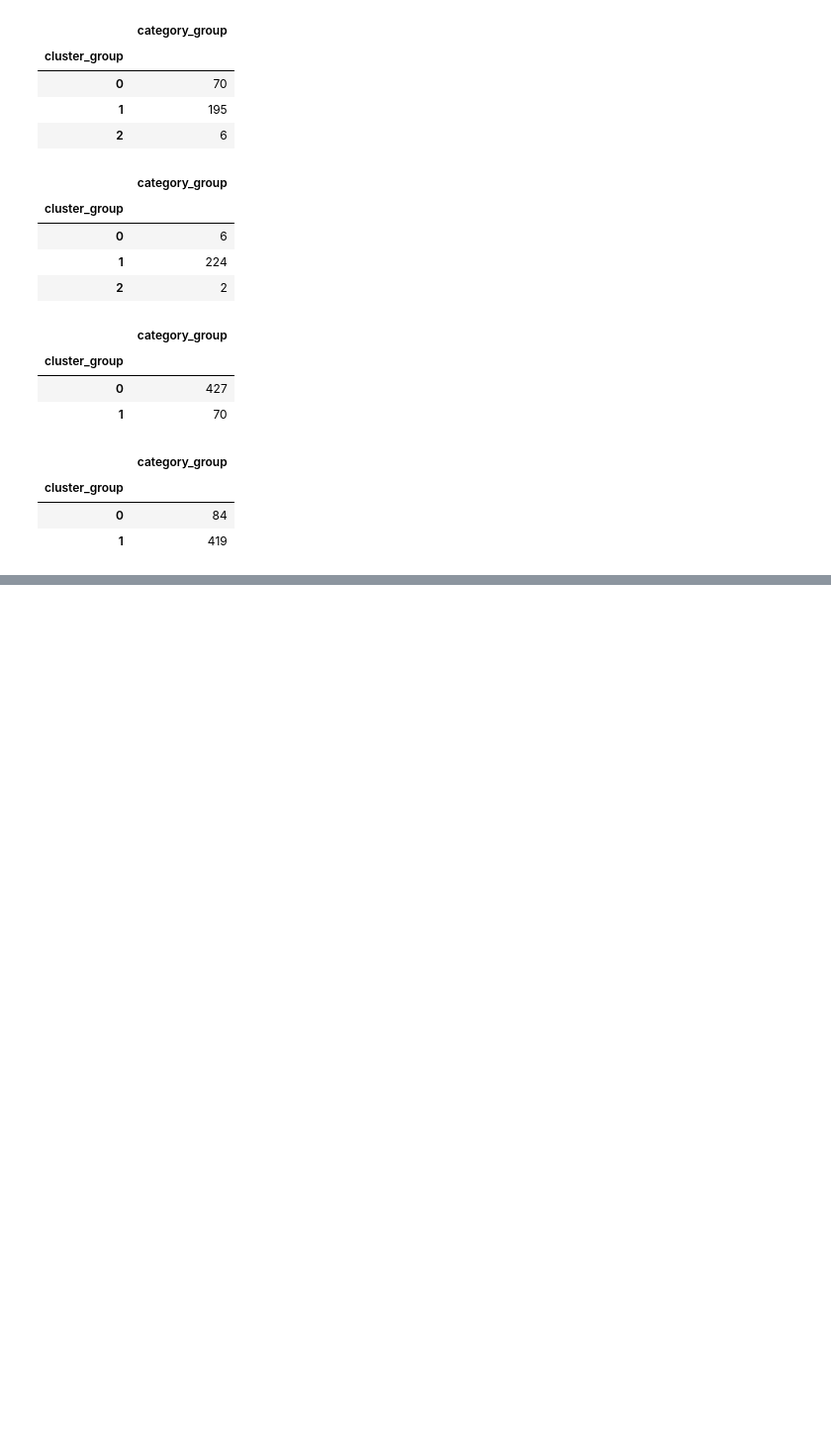
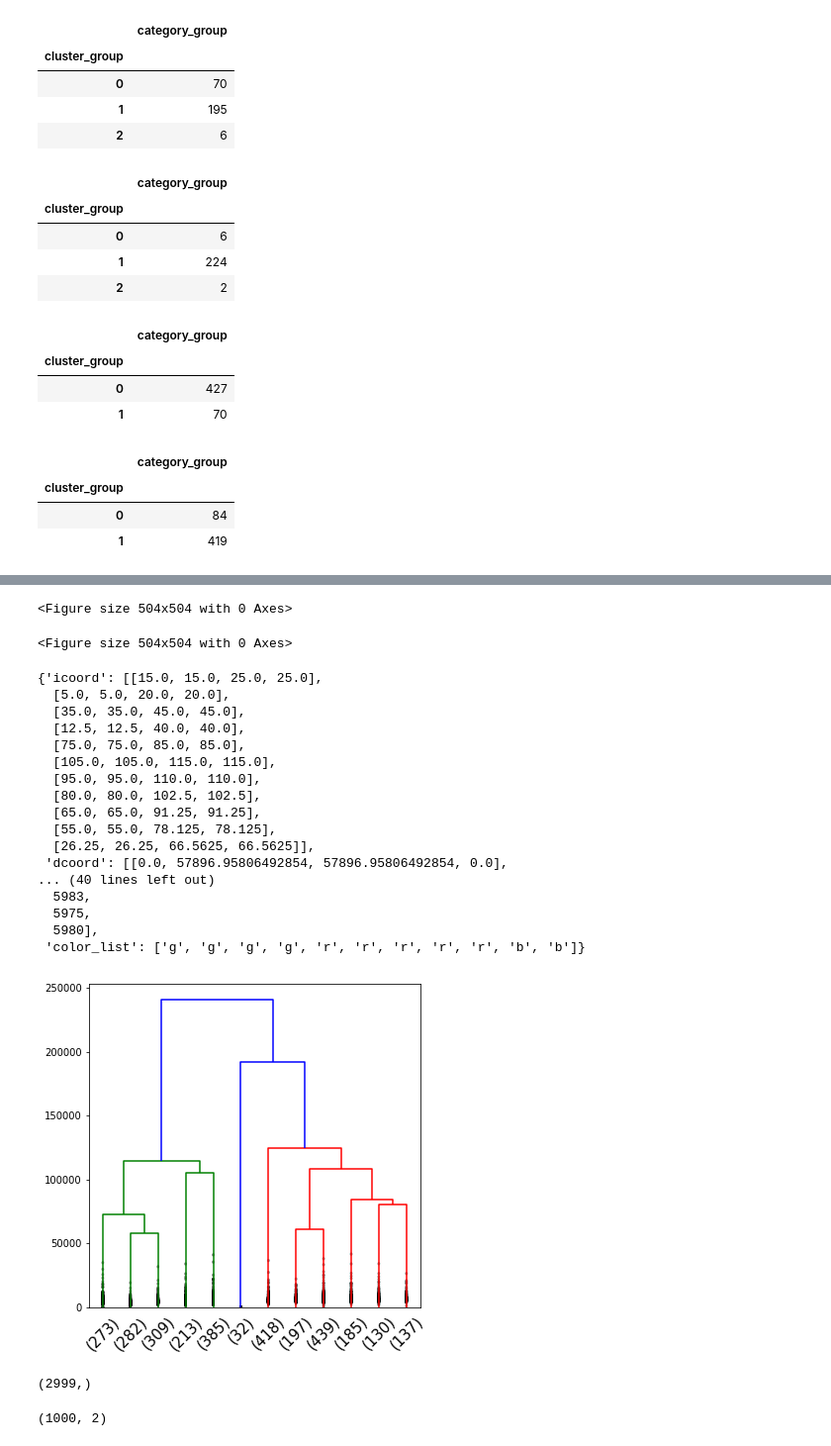
Before and after one commit to kellystroh/Clothing-Classification, a Jupyter notebook: Clothing EDA.ipynb, the cells around one changed output, grey strips where cells are left out. Shown at 99% size. Drawn from its saved outputs; the diff is of its cells as text; code cells hidden in the pictures; blank space fills up the shorter version.

```diff
--- a/Clothing EDA.ipynb
+++ b/Clothing EDA.ipynb
@@ -312,0 +404,27 @@ dendrogram(Z, truncate_mode='lastp', p=12, leaf_rotation=45, leaf_font_size=15,
+# %%
+Z2 = linkage(wear_pics[0:3000], 'ward')
+# %% [output]
+<Figure size 504x504 with 0 Axes>
+<Figure size 504x504 with 0 Axes>
+# %%
+plt.figure(figsize=(6,6))
+dendrogram(Z2, truncate_mode='lastp', p=12, leaf_rotation=45, leaf_font_size=15, show_contracted=True)
+# %% [output]
+{'icoord': [[15.0, 15.0, 25.0, 25.0],
+  [5.0, 5.0, 20.0, 20.0],
+  [35.0, 35.0, 45.0, 45.0],
+  [12.5, 12.5, 40.0, 40.0],
+  [75.0, 75.0, 85.0, 85.0],
+  [105.0, 105.0, 115.0, 115.0],
+  [95.0, 95.0, 110.0, 110.0],
+  [80.0, 80.0, 102.5, 102.5],
+  [65.0, 65.0, 91.25, 91.25],
+  [55.0, 55.0, 78.125, 78.125],
+  [26.25, 26.25, 66.5625, 66.5625]],
+ 'dcoord': [[0.0, 57896.95806492854, 57896.95806492854, 0.0],
+... (40 lines left out)
+  5983,
+  5975,
+  5980],
+ 'color_list': ['g', 'g', 'g', 'g', 'r', 'r', 'r', 'r', 'r', 'b', 'b']}
+[figure, added]
@@ -312,0 +433,4 @@ dendrogram(Z, truncate_mode='lastp', p=12, leaf_rotation=45, leaf_font_size=15,
+# %%
+W.shape
+# %% [output]
+(2999,)
@@ -312,0 +444,4 @@ dendrogram(Z, truncate_mode='lastp', p=12, leaf_rotation=45, leaf_font_size=15,
+# %%
+XX.shape
+# %% [output]
+(1000, 2)
```
Also changed, not shown: parts of 43 cells of this notebook.
